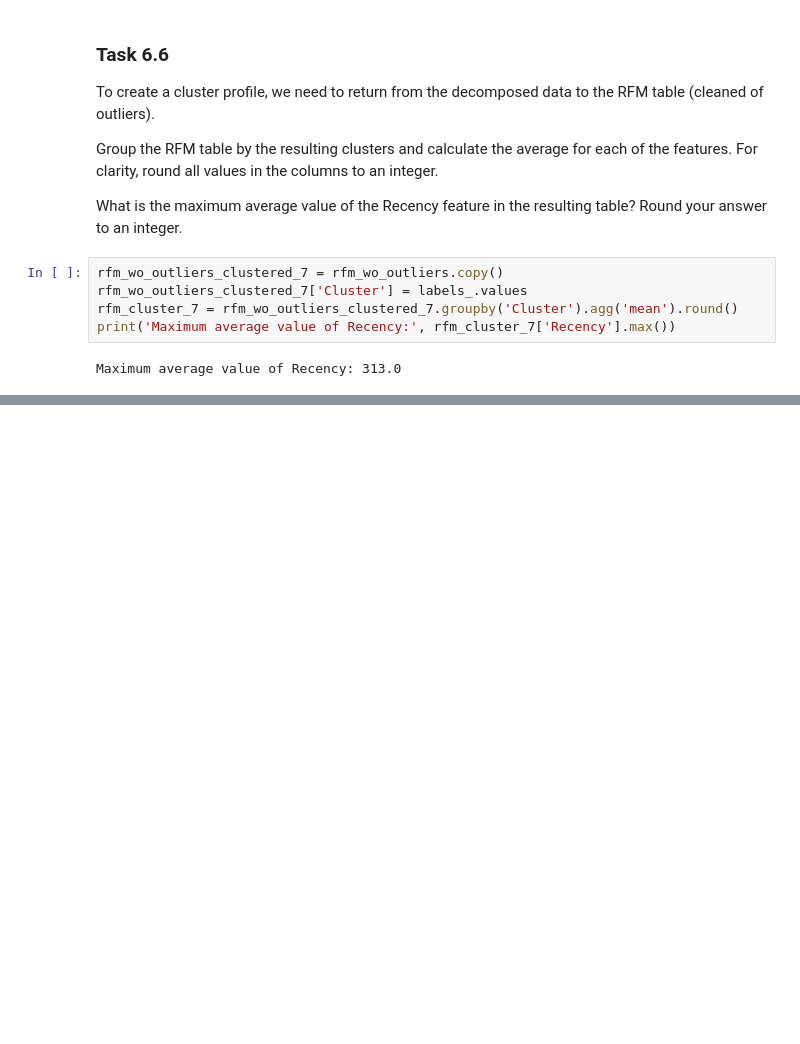
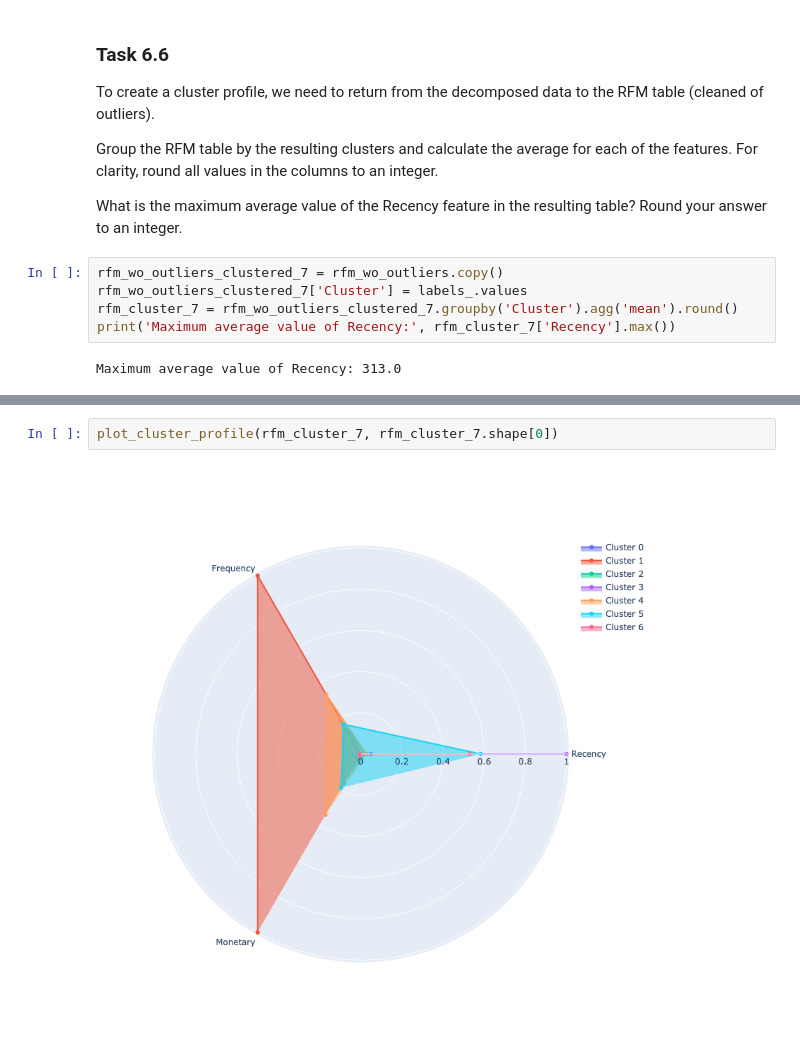
Before and after one commit to helios12/DataScienceProjects, a Jupyter notebook: projects/project-6/Project-6.Customer_segmentation.ipynb, the cells around one changed output, grey strips where cells are left out. Saved outputs shown, nothing was run; the diff lists cells and outputs as text; blank space fills up the shorter version.

```diff
--- a/projects/project-6/Project-6.Customer_segmentation.ipynb
+++ b/projects/project-6/Project-6.Customer_segmentation.ipynb
@@ -1353,0 +1354,4 @@ Maximum average value of Recency: 313.0
+# %%
+plot_cluster_profile(rfm_cluster_7, rfm_cluster_7.shape[0])
+# %% [output]
+[figure, added]
```
Also changed, not shown: parts of 23 cells of this notebook, 1 other file.
